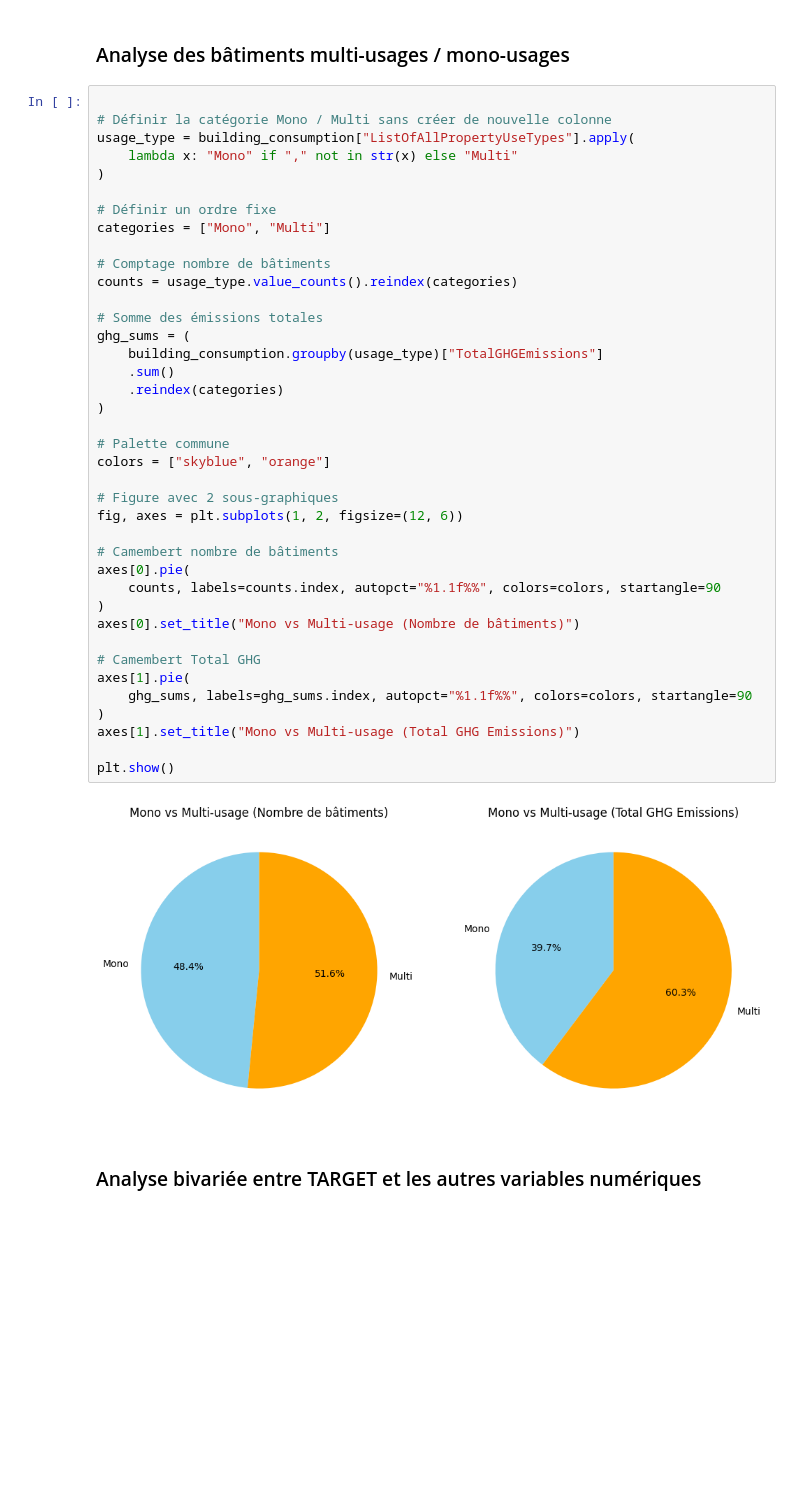
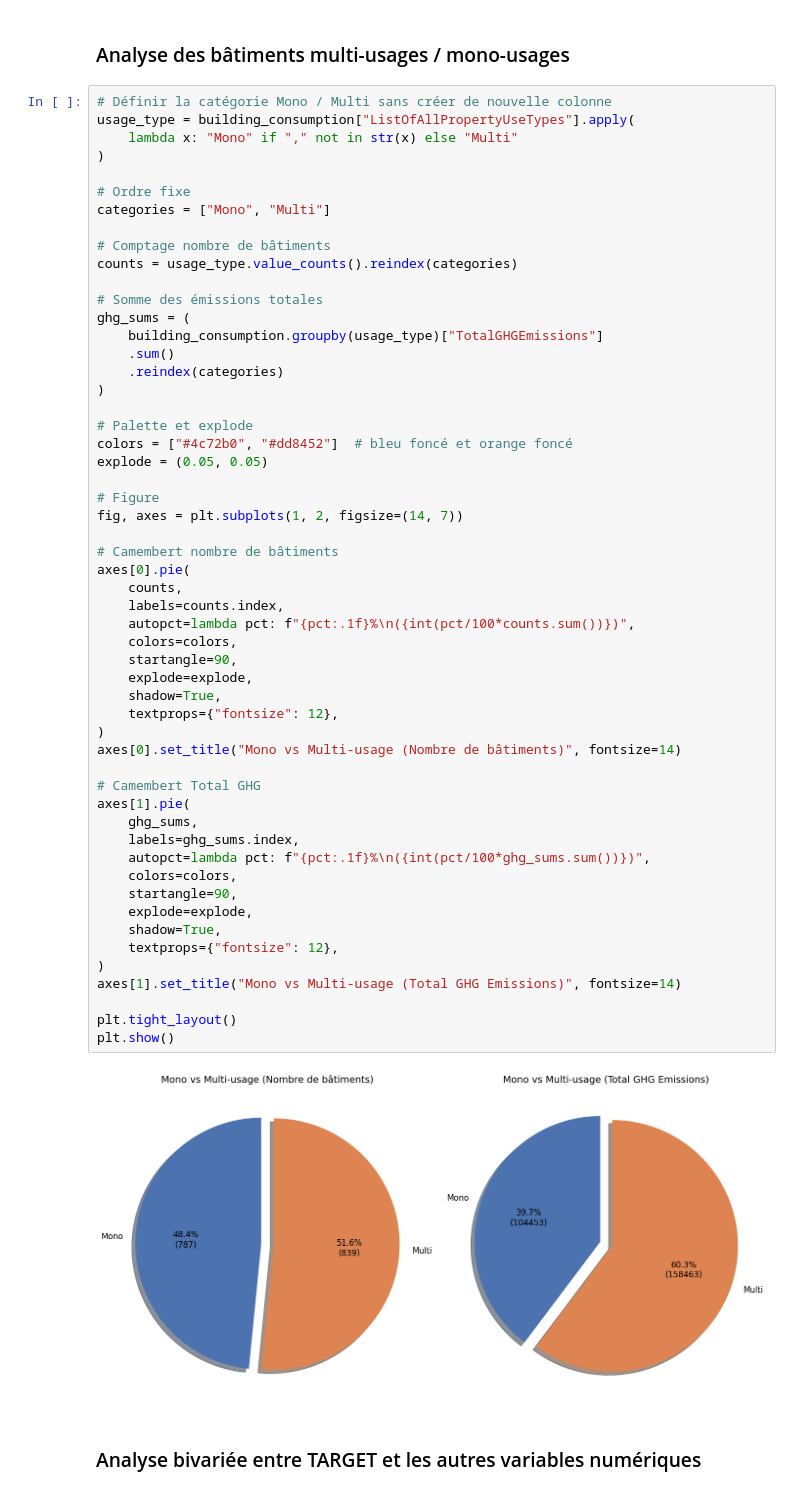
Before and after one commit to XavierCoulon/OC_P3_Seattle_Buildings_Consumption, a Jupyter notebook: notebooks/1. EDA.ipynb, the cells around one changed output. Saved outputs shown, nothing was run; the diff lists cells and outputs as text; blank space fills up the shorter version.

```diff
--- a/notebooks/1. EDA.ipynb
+++ b/notebooks/1. EDA.ipynb
@@ -293,46 +328,61 @@ plt.show()
 # %% [markdown]
 ### Analyse des bâtiments multi-usages / mono-usages
 # %%
-
 # Définir la catégorie Mono / Multi sans créer de nouvelle colonne
 usage_type = building_consumption["ListOfAllPropertyUseTypes"].apply(
     lambda x: "Mono" if "," not in str(x) else "Multi"
 )
 
-# Définir un ordre fixe
+# Ordre fixe
 categories = ["Mono", "Multi"]
 
 # Comptage nombre de bâtiments
 counts = usage_type.value_counts().reindex(categories)
 
 # Somme des émissions totales
 ghg_sums = (
     building_consumption.groupby(usage_type)["TotalGHGEmissions"]
     .sum()
     .reindex(categories)
 )
 
-# Palette commune
-colors = ["skyblue", "orange"]
+# Palette et explode
+colors = ["#4c72b0", "#dd8452"]  # bleu foncé et orange foncé
+explode = (0.05, 0.05)
 
-# Figure avec 2 sous-graphiques
-fig, axes = plt.subplots(1, 2, figsize=(12, 6))
+# Figure
+fig, axes = plt.subplots(1, 2, figsize=(14, 7))
 
 # Camembert nombre de bâtiments
 axes[0].pie(
-    counts, labels=counts.index, autopct="%1.1f%%", colors=colors, startangle=90
+    counts,
+    labels=counts.index,
+    autopct=lambda pct: f"{pct:.1f}%\n({int(pct/100*counts.sum())})",
+    colors=colors,
+    startangle=90,
+    explode=explode,
+    shadow=True,
+    textprops={"fontsize": 12},
 )
-axes[0].set_title("Mono vs Multi-usage (Nombre de bâtiments)")
+axes[0].set_title("Mono vs Multi-usage (Nombre de bâtiments)", fontsize=14)
 
 # Camembert Total GHG
 axes[1].pie(
-    ghg_sums, labels=ghg_sums.index, autopct="%1.1f%%", colors=colors, startangle=90
+    ghg_sums,
+    labels=ghg_sums.index,
+    autopct=lambda pct: f"{pct:.1f}%\n({int(pct/100*ghg_sums.sum())})",
+    colors=colors,
+    startangle=90,
+    explode=explode,
+    shadow=True,
+    textprops={"fontsize": 12},
 )
-axes[1].set_title("Mono vs Multi-usage (Total GHG Emissions)")
+axes[1].set_title("Mono vs Multi-usage (Total GHG Emissions)", fontsize=14)
 
+plt.tight_layout()
 plt.show()
 # %% [output]
-[figure, old version]
+[figure, new version]
 # %% [markdown]
 ### Analyse bivariée entre TARGET et les autres variables numériques
 # %%
```
Also changed, not shown: parts of 3 cells of this notebook, 2 other files.
